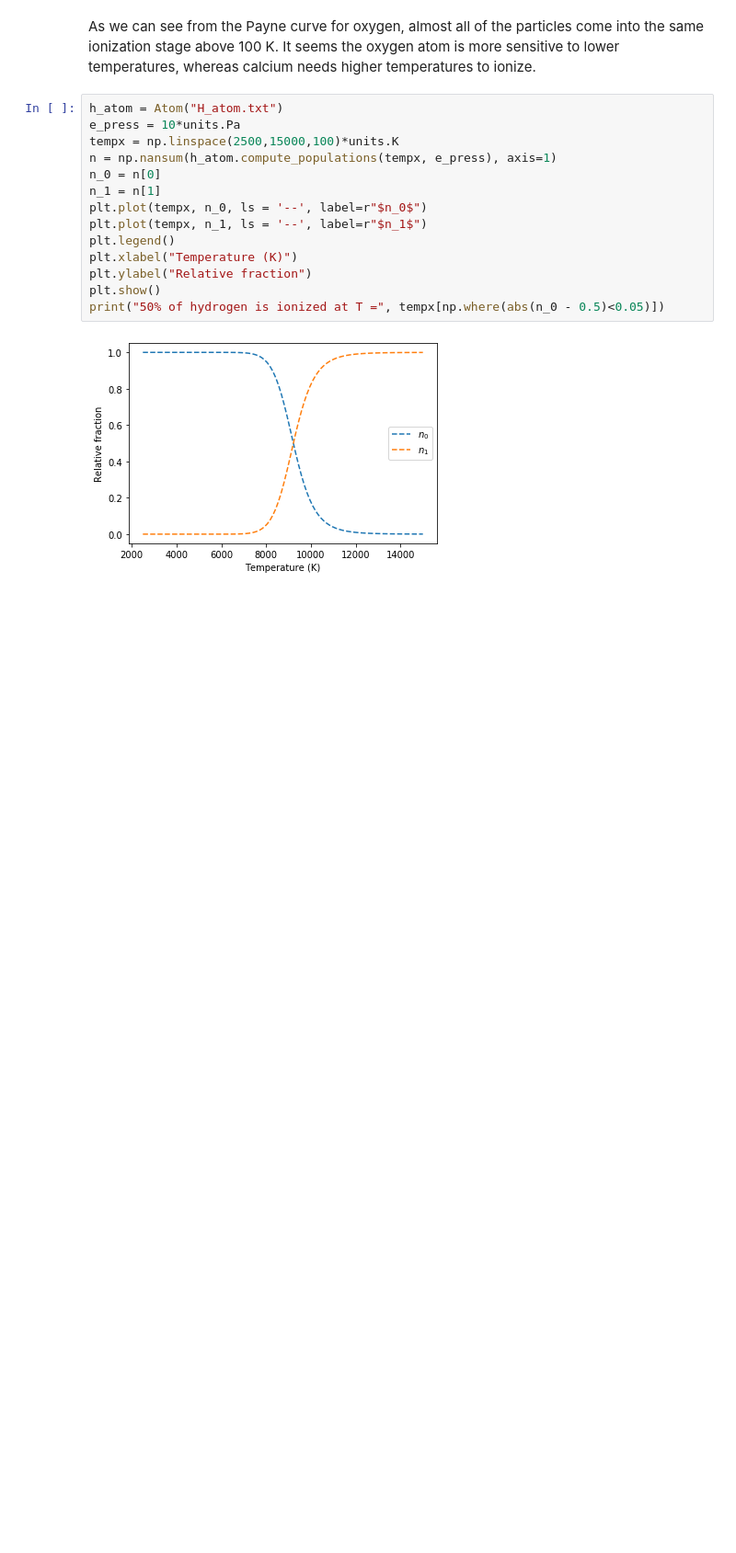
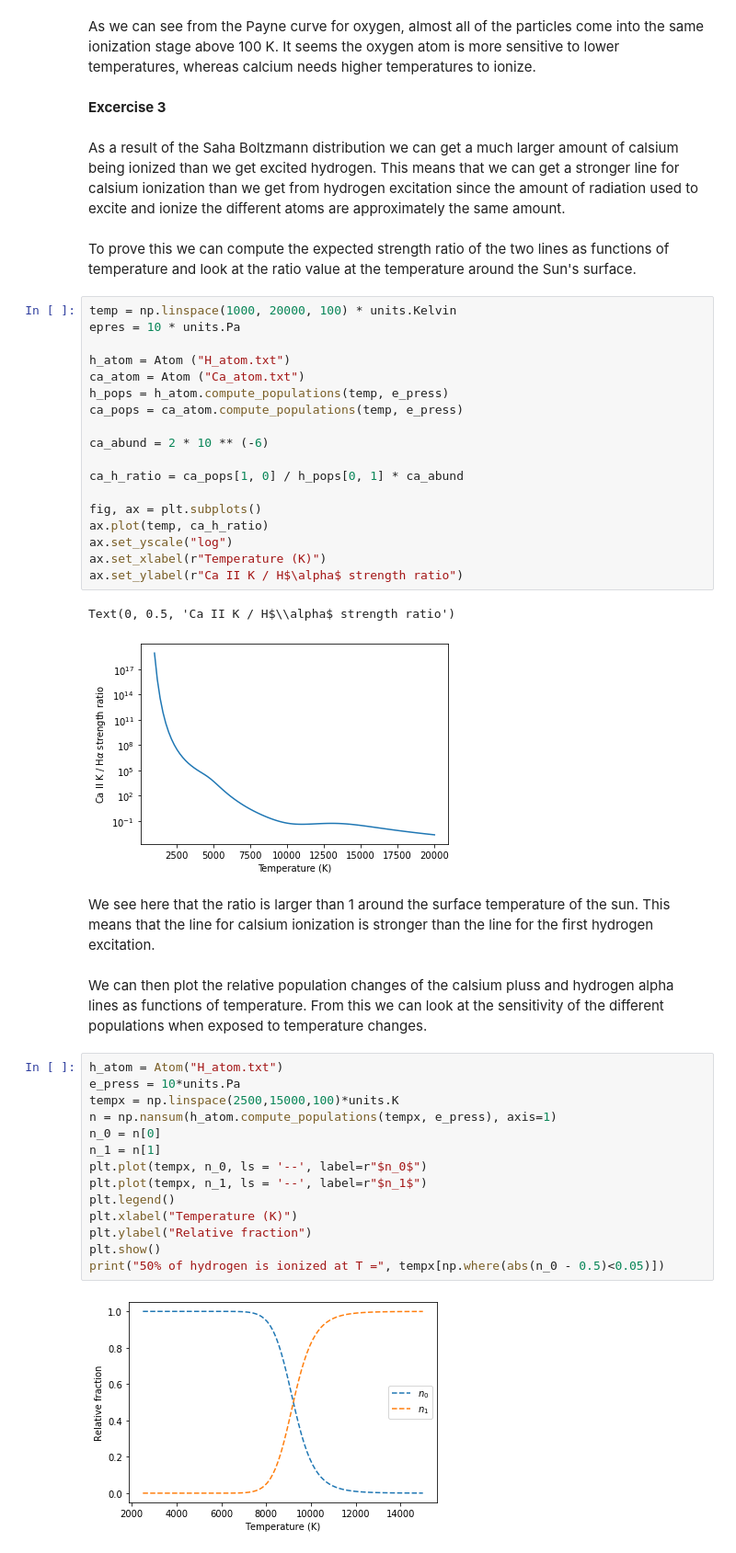
Before and after one commit to meudnaes/AST4310, a Jupyter notebook: project1.ipynb, the cells around one changed output. Shown at 92% size. Saved outputs shown, nothing was run; the diff lists cells and outputs as text; blank space fills up the shorter version.

```diff
--- a/project1.ipynb
+++ b/project1.ipynb
@@ -233,5 +233,36 @@ new_atom.plot_payne(new_temp, e_press)
 # %% [markdown]
 As we can see from the Payne curve for oxygen, almost all of the particles come into the same ionization stage above 100 K. It seems the oxygen atom is more sensitive to lower temperatures, whereas calcium needs higher temperatures to ionize.
+# %% [markdown]
+**Excercise 3**
+# %% [markdown]
+As a result of the Saha Boltzmann distribution we can get a much larger amount of calsium being ionized than we get excited hydrogen. This means that we can get a stronger line for calsium ionization than we get from hydrogen excitation since the amount of radiation used to excite and ionize the different atoms are approximately the same amount.
+# %% [markdown]
+To prove this we can compute the expected strength ratio of the two lines as functions of temperature and look at the ratio value at the temperature around the Sun's surface.
+# %%
+temp = np.linspace(1000, 20000, 100) * units.Kelvin
+epres = 10 * units.Pa
+
+h_atom = Atom ("H_atom.txt")
+ca_atom = Atom ("Ca_atom.txt")
+h_pops = h_atom.compute_populations(temp, e_press)
+ca_pops = ca_atom.compute_populations(temp, e_press)
+
+ca_abund = 2 * 10 ** (-6)
+
+ca_h_ratio = ca_pops[1, 0] / h_pops[0, 1] * ca_abund
+
+fig, ax = plt.subplots()
+ax.plot(temp, ca_h_ratio)
+ax.set_yscale("log")
+ax.set_xlabel(r"Temperature (K)")
+ax.set_ylabel(r"Ca II K / H$\alpha$ strength ratio")
+# %% [output]
+Text(0, 0.5, 'Ca II K / H$\\alpha$ strength ratio')
+[figure, added]
+# %% [markdown]
+We see here that the ratio is larger than 1 around the surface temperature of the sun. This means that the line for calsium ionization is stronger than the line for the first hydrogen excitation.
+# %% [markdown]
+We can then plot the relative population changes of the calsium pluss and hydrogen alpha lines as functions of temperature. From this we can look at the sensitivity of the different populations when exposed to temperature changes.
 # %%
 h_atom = Atom("H_atom.txt")
 e_press = 10*units.Pa
```
Also changed, not shown: parts of 2 cells of this notebook, 2 other files.
